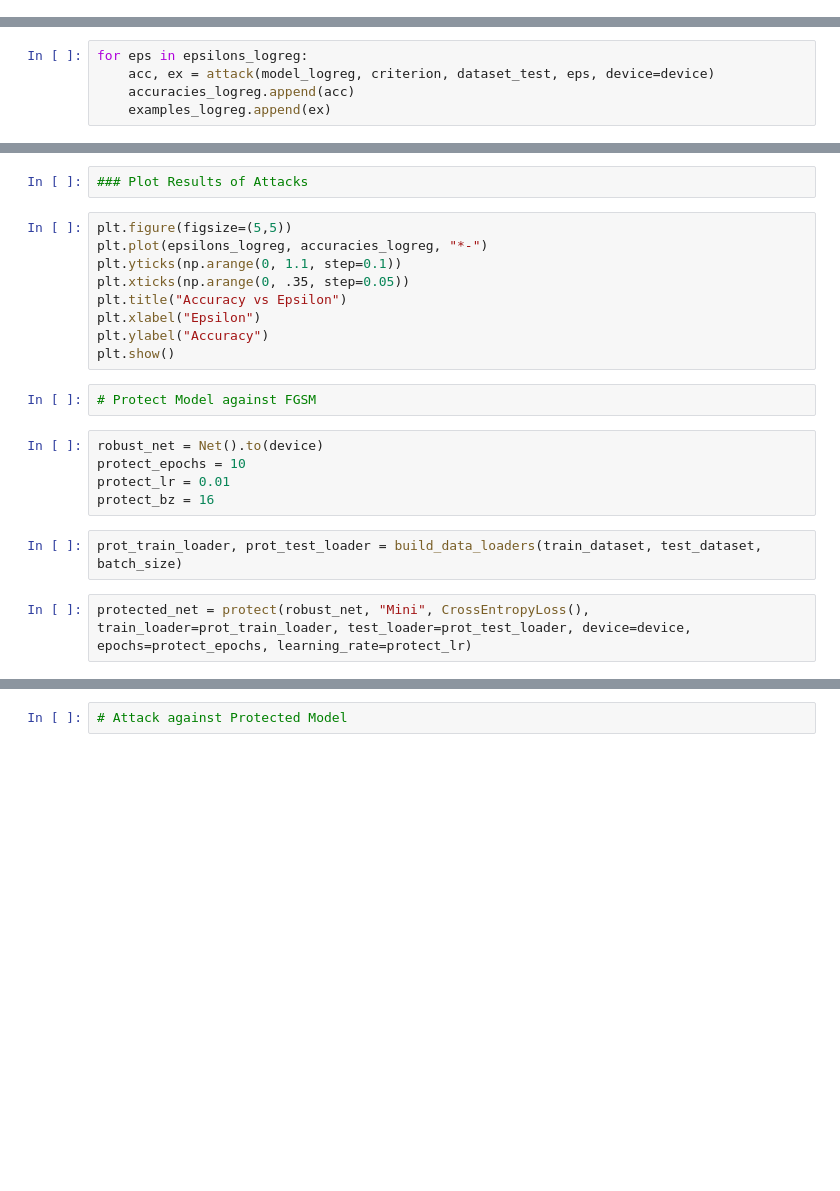
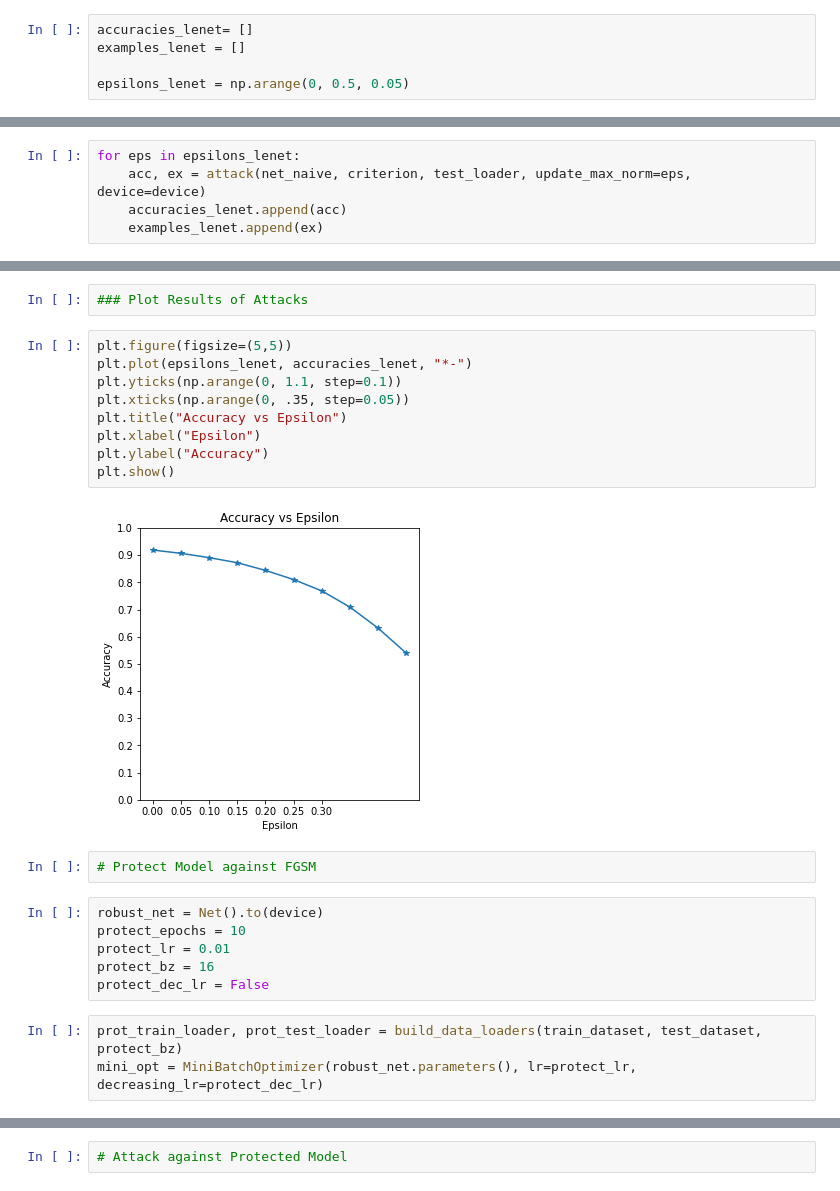
Before and after one commit to matthiaszeller/optml_project, a Jupyter notebook: Minibatch.ipynb, the cells around one changed output, grey strips where cells are left out. Drawn from its saved outputs; the diff is of its cells as text; blank space fills up the shorter version.

Commit message:
Everything but the protection works

```diff
--- a/Minibatch.ipynb
+++ b/Minibatch.ipynb
@@ -255,0 +131,5 @@ epsilons_logreg = [0, .05, .1, .15, .2, .25, .3]
+# %%
+accuracies_lenet= []
+examples_lenet = []
+
+epsilons_lenet = np.arange(0, 0.5, 0.05)
@@ -256,7 +140,7 @@ epsilons_logreg = [0, .05, .1, .15, .2, .25, .3]
 # %%
 ### Attack the model with different epsilons
 # %%
-for eps in epsilons_logreg:
-    acc, ex = attack(model_logreg, criterion, dataset_test, eps, device=device)
-    accuracies_logreg.append(acc)
-    examples_logreg.append(ex)
+for eps in epsilons_lenet:
+    acc, ex = attack(net_naive, criterion, test_loader, update_max_norm=eps, device=device)
+    accuracies_lenet.append(acc)
+    examples_lenet.append(ex)
@@ -264,13 +159,15 @@ for eps in epsilons_logreg:
 ### Plot Results of Attacks
 # %%
 plt.figure(figsize=(5,5))
-plt.plot(epsilons_logreg, accuracies_logreg, "*-")
+plt.plot(epsilons_lenet, accuracies_lenet, "*-")
 plt.yticks(np.arange(0, 1.1, step=0.1))
 plt.xticks(np.arange(0, .35, step=0.05))
 plt.title("Accuracy vs Epsilon")
 plt.xlabel("Epsilon")
 plt.ylabel("Accuracy")
 plt.show()
+# %% [output]
+[figure, added]
 # %%
 # Protect Model against FGSM
 # %%
@@ -278,7 +175,7 @@ robust_net = Net().to(device)
 protect_epochs = 10
 protect_lr = 0.01
 protect_bz = 16
+protect_dec_lr = False
 # %%
-prot_train_loader, prot_test_loader = build_data_loaders(train_dataset, test_dataset, batch_size)
+prot_train_loader, prot_test_loader = build_data_loaders(train_dataset, test_dataset, protect_bz)
+mini_opt = MiniBatchOptimizer(robust_net.parameters(), lr=protect_lr, decreasing_lr=protect_dec_lr)
-# %%
-protected_net = protect(robust_net, "Mini", CrossEntropyLoss(),         train_loader=prot_train_loader, test_loader=prot_test_loader, device=device, epochs=protect_epochs, learning_rate=protect_lr)
```
Also changed, not shown: parts of 32 cells of this notebook, 3 other files.
